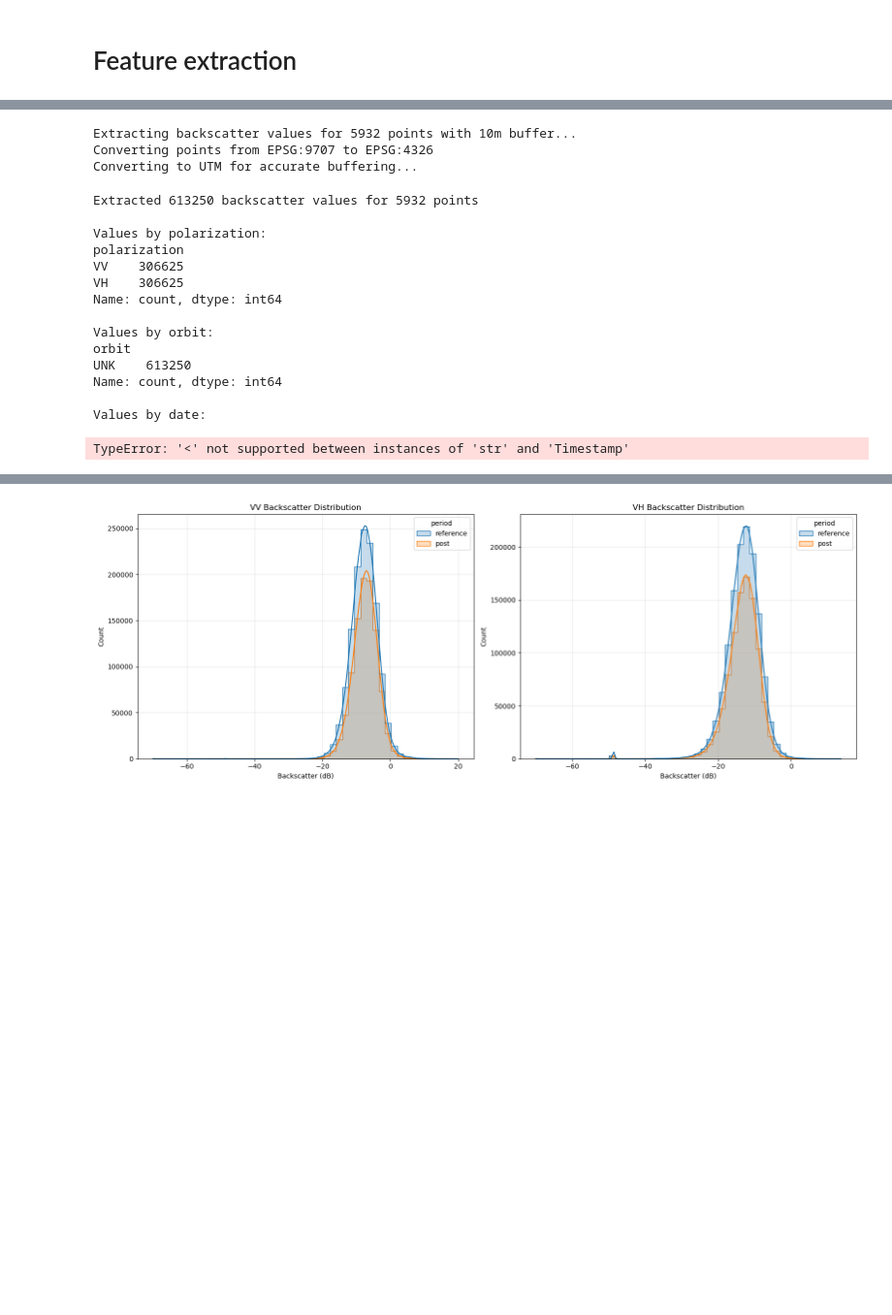
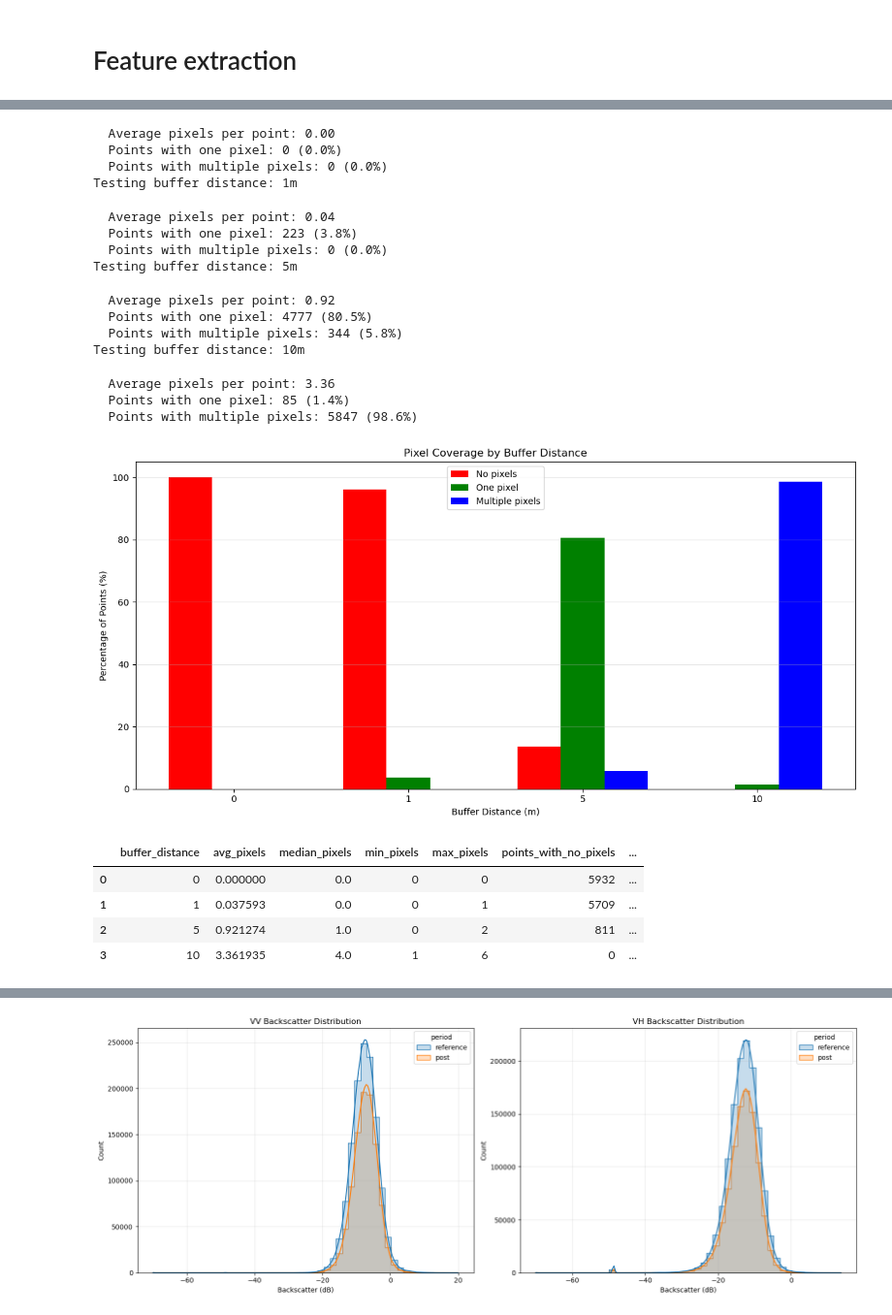
Before and after one commit to MatteoLarrode/ML-BuildingDamageViaSatellite, a Jupyter notebook: notebooks/03_feature_extraction.ipynb, the cells around one changed output, grey strips where cells are left out. Shown at 97% size. Saved outputs shown, nothing was run; the diff lists cells and outputs as text; code cells hidden in the pictures; blank space fills up the shorter version.

```diff
--- a/notebooks/03_feature_extraction.ipynb
+++ b/notebooks/03_feature_extraction.ipynb
@@ -16,10 +18,9 @@ data_dir = '../data/preprocessed/sentinel'
 aoi_path = '../utils/AOI_bboxes/aoi_shifa.geojson'
 # %%
 # COLLECT BACKSCATTER VALUES
-# # Use sample_rate < 1.0 for faster processing during development
-# all_backscatter = feh.collect_all_backscatter_values_optimized(data_dir, aoi_path=aoi_path, sample_rate=1)
-
-# all_backscatter.to_file('../data/preprocessed/all_backscatter.gpkg', driver='GPKG')
+# Use sample_rate < 1.0 for faster processing during development
+all_backscatter = feh.collect_all_backscatter_values_optimized(data_dir, aoi_path=aoi_path, sample_rate=1)
+all_backscatter.to_file('../data/preprocessed/all_backscatter.gpkg', driver='GPKG')
 
 # LOAD BACKSCATTER VALUES
-all_backscatter = gpd.read_file('../data/preprocessed/all_backscatter.gpkg')
+# all_backscatter = gpd.read_file('../data/preprocessed/all_backscatter.gpkg')
@@ -26,29 +48,3 @@ all_backscatter = gpd.read_file('../data/preprocessed/all_backscatter.gpkg')
 # %%
 # Load labelled data points (data/processed/combined_damage_control_points.gpkg)
 labelled_data = gpd.read_file('../data/processed/labels/combined_damage_control_points.gpkg')
-# %%
-# Extract backscatter values for all labelled points
-backscatter_points = feh.extract_backscatter_for_points(
-    points_gdf=labelled_data,  # combined damage + control points
-    backscatter_gdf=all_backscatter,  # backscatter data
-    buffer_distance=10  # Buffer distance in meters
-)
-# %% [output]
-Extracting backscatter values for 5932 points with 10m buffer...
-Converting points from EPSG:9707 to EPSG:4326
-Converting to UTM for accurate buffering...
-Extracted 613250 backscatter values for 5932 points
-
-Values by polarization:
-polarization
-VV    306625
-VH    306625
-Name: count, dtype: int64
-
-Values by orbit:
-orbit
-UNK    613250
-Name: count, dtype: int64
-
-Values by date:
-TypeError: '<' not supported between instances of 'str' and 'Timestamp'
@@ -57,0 +187,3 @@ backscatter_points.to_csv("../data/analysis/backscatter_at_points.csv", index=Fa
+# %%
+check_point_pixel_relationship(labelled_data, all_backscatter, buffer_distances=[0, 1, 5, 10])
+# %% [output]
@@ -57,0 +192,21 @@ backscatter_points.to_csv("../data/analysis/backscatter_at_points.csv", index=Fa
+  Average pixels per point: 0.00
+  Points with one pixel: 0 (0.0%)
+  Points with multiple pixels: 0 (0.0%)
+Testing buffer distance: 1m
+  Average pixels per point: 0.04
+  Points with one pixel: 223 (3.8%)
+  Points with multiple pixels: 0 (0.0%)
+Testing buffer distance: 5m
+  Average pixels per point: 0.92
+  Points with one pixel: 4777 (80.5%)
+  Points with multiple pixels: 344 (5.8%)
+Testing buffer distance: 10m
+  Average pixels per point: 3.36
+  Points with one pixel: 85 (1.4%)
+  Points with multiple pixels: 5847 (98.6%)
+[figure, added]
+|  | buffer_distance | avg_pixels | median_pixels | min_pixels | max_pixels | points_with_no_pixels | ... |
+| 0 | 0 | 0.000000 | 0.0 | 0 | 0 | 5932 | ... |
+| 1 | 1 | 0.037593 | 0.0 | 0 | 1 | 5709 | ... |
+| 2 | 5 | 0.921274 | 1.0 | 0 | 2 | 811 | ... |
+| 3 | 10 | 3.361935 | 4.0 | 1 | 6 | 0 | ... |
```
Also changed, not shown: parts of 10 cells of this notebook, 7 other files.
